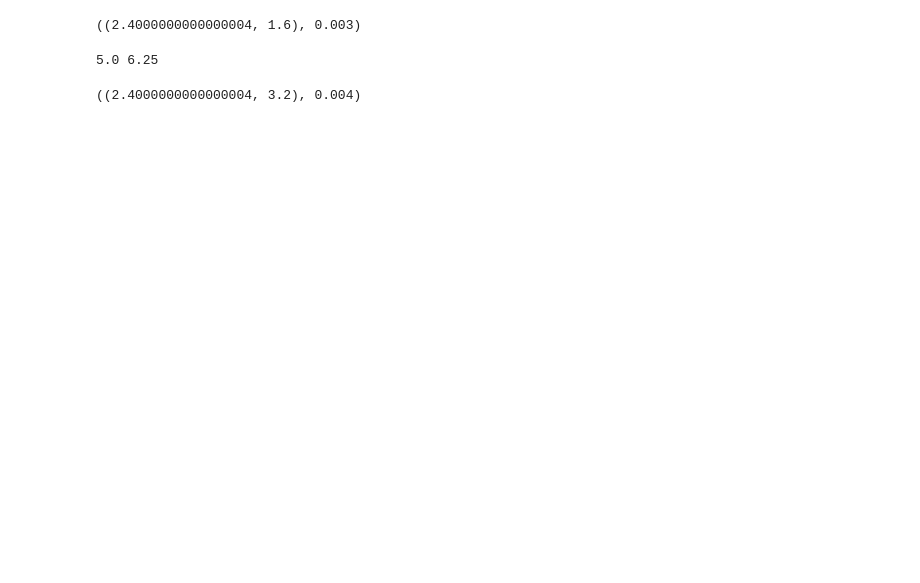
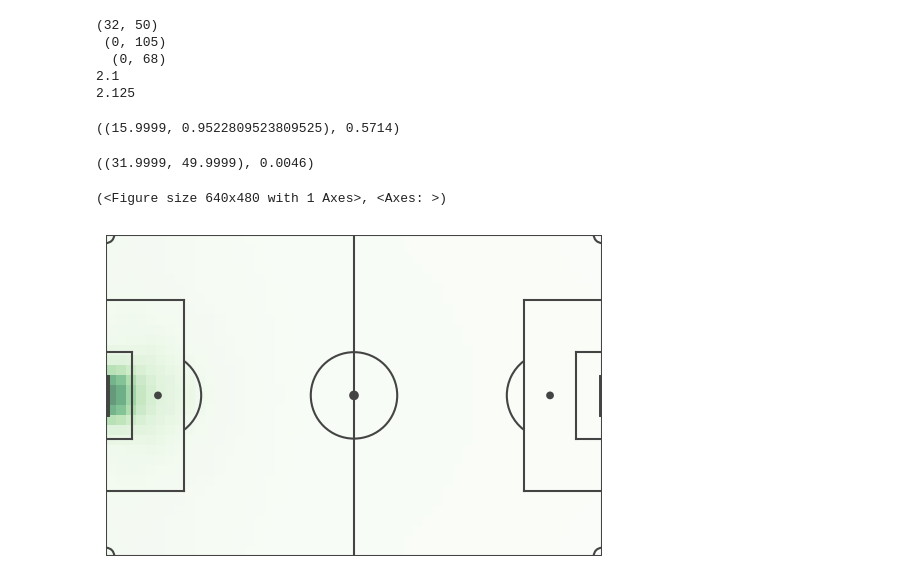
Before and after one commit to DavidB1999/My_Football_Analytics, a Jupyter notebook: EPV/EPV_schmier.ipynb, the cells around one changed output. Saved outputs shown, nothing was run; the diff lists cells and outputs as text; code cells hidden in the pictures; blank space fills up the shorter version.

```diff
--- a/EPV/EPV_schmier.ipynb
+++ b/EPV/EPV_schmier.ipynb
@@ -40,0 +51,4 @@ array([[0.003, 0.004, 0.003, 0.004, 0.004, 0.005, 0.007, 0.008, 0.01 ,
+# %%
+epv = get_EPV_grid(fname='FoTD_grid.csv', origin='Friends of Tracking [Laurie Shaw]', td_object=td_object)
+print(epv)
+epv.grid
@@ -41,12 +64,21 @@ array([[0.003, 0.004, 0.003, 0.004, 0.004, 0.005, 0.007, 0.008, 0.01 ,
 # %%
-epv.get_EPV_at_location(location=(10, 12), x_range=(0, 100), y_range=(0, 60))
+print(epv.grid_dimensions, '\n', epv.x_range_grid, '\n ',  epv.y_range_grid)
+print(105/50)
+print(68/32)
 # %% [output]
-((2.4000000000000004, 1.6), 0.003)
+(32, 50)
+ (0, 105)
+  (0, 68)
+2.1
+2.125
-# %%
-print(60/12, 100/16)
-# %% [output]
-5.0 6.25
-# %%
-epv.get_EPV_at_location(location=(20, 12), x_range=(0, 100), y_range=(0, 60))
-# %% [output]
-((2.4000000000000004, 3.2), 0.004)
+# %%
+print(epv.get_EPV_at_location(location=(2, 34)))
+epv.get_EPV_at_location(location=(105, 68))
+# %% [output]
+((15.9999, 0.9522809523809525), 0.5714)
+((31.9999, 49.9999), 0.0046)
+# %%
+epv.plot_grid()
+# %% [output]
+(<Figure size 640x480 with 1 Axes>, <Axes: >)
+[figure, added]
```
Also changed, not shown: parts of 7 cells of this notebook, 12 other files.
